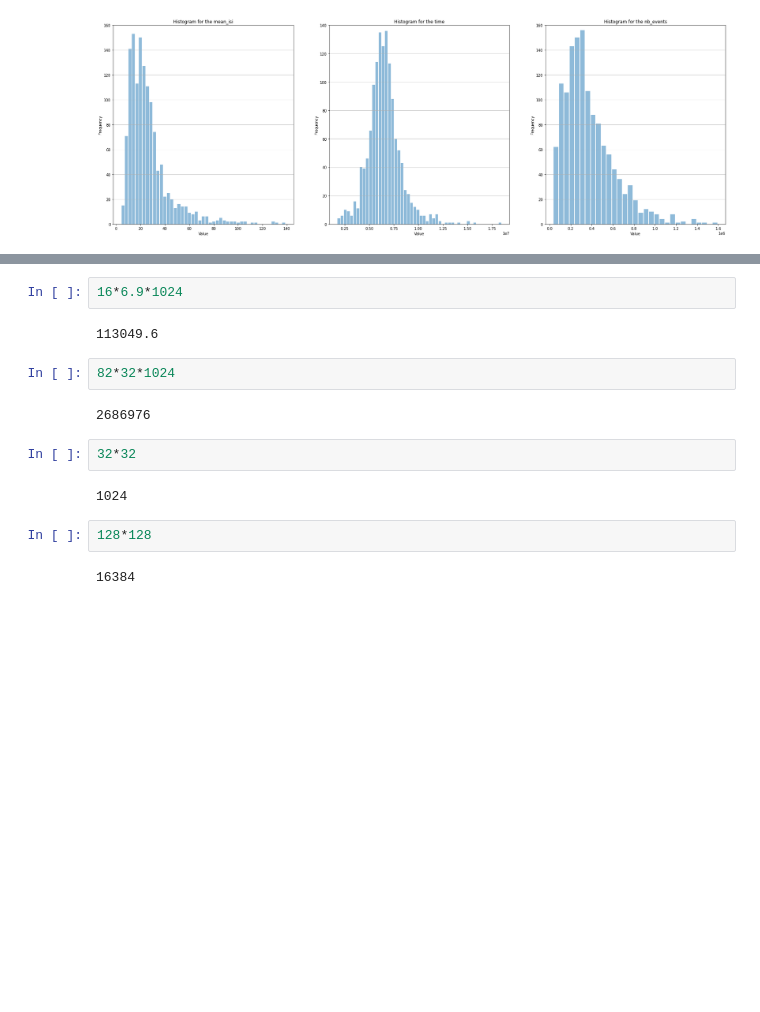
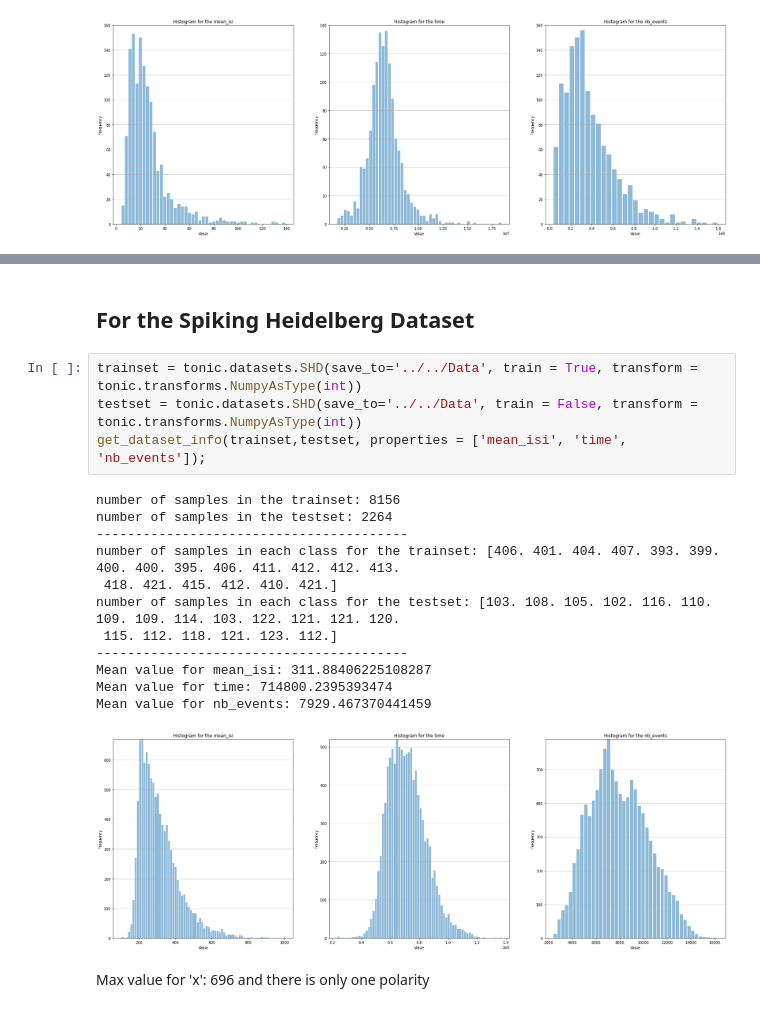
Before and after one commit to AntoineGrimaldi/hotsline, a Jupyter notebook: notebooks/DATASET_STATS.ipynb, the cells around one changed output, grey strips where cells are left out. Drawn from its saved outputs; the diff is of its cells as text; blank space fills up the shorter version.

Commit message:
heidelberg dataset

```diff
--- a/notebooks/DATASET_STATS.ipynb
+++ b/notebooks/DATASET_STATS.ipynb
@@ -67,16 +63,21 @@ Mean value for nb_events: 372461.95749440714
-# %%
-16*6.9*1024
-# %% [output]
-113049.6
-# %%
-82*32*1024
-# %% [output]
-2686976
-# %%
-32*32
-# %% [output]
-1024
-# %%
-128*128
-# %% [output]
-16384
+# %% [markdown]
+## For the Spiking Heidelberg Dataset
+# %%
+trainset = tonic.datasets.SHD(save_to='../../Data', train = True, transform = tonic.transforms.NumpyAsType(int))
+testset = tonic.datasets.SHD(save_to='../../Data', train = False, transform = tonic.transforms.NumpyAsType(int))
+get_dataset_info(trainset,testset, properties = ['mean_isi', 'time', 'nb_events']);
+# %% [output]
+number of samples in the trainset: 8156
+number of samples in the testset: 2264
+----------------------------------------
+number of samples in each class for the trainset: [406. 401. 404. 407. 393. 399. 400. 400. 395. 406. 411. 412. 412. 413.
+ 418. 421. 415. 412. 410. 421.]
+number of samples in each class for the testset: [103. 108. 105. 102. 116. 110. 109. 109. 114. 103. 122. 121. 121. 120.
+ 115. 112. 118. 121. 123. 112.]
+----------------------------------------
+Mean value for mean_isi: 311.88406225108287
+Mean value for time: 714800.2395393474
+Mean value for nb_events: 7929.467370441459
+[figure, added]
+# %% [markdown]
+Max value for 'x': 696 and there is only one polarity
```
Also changed, not shown: parts of 2 cells of this notebook.
